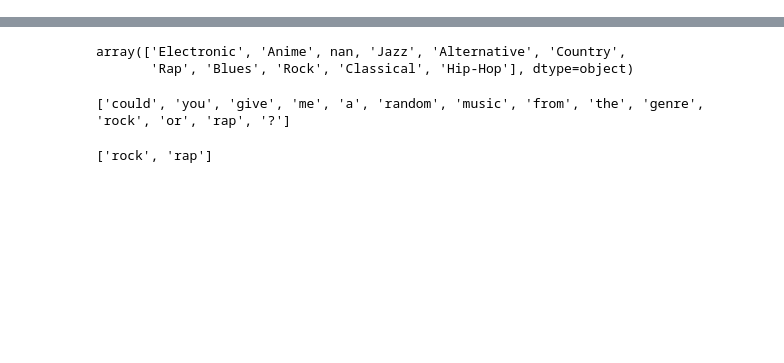
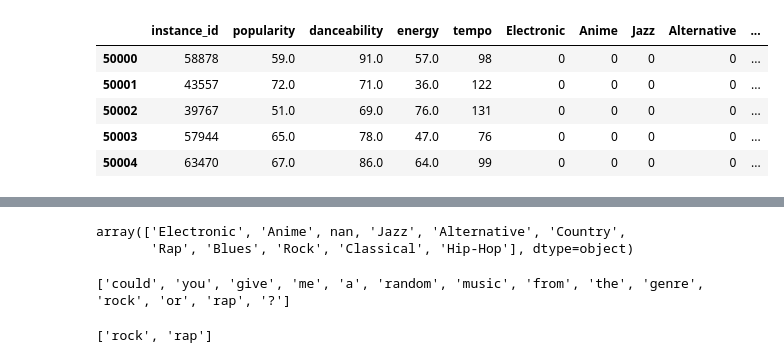
Before and after one commit to BenjaminDemouge/Hitbotx, a Jupyter notebook: tests.ipynb, the cells around one changed output, grey strips where cells are left out. Drawn from its saved outputs; the diff is of its cells as text; code cells hidden in the pictures; blank space fills up the shorter version.

```diff
--- a/tests.ipynb
+++ b/tests.ipynb
@@ -9,0 +92,12 @@ from nltk.stem import WordNetLemmatizer
+# %%
+df = pd.read_csv('music_genre.csv')
+df = clean_up_data(df)
+df = df_clean_up_for_scoring(df)
+df.tail()
+# %% [output]
+|  | instance_id | popularity | danceability | energy | tempo | Electronic | Anime | Jazz | Alternative | ... |
+| 50000 | 58878 | 59.0 | 91.0 | 57.0 | 98 | 0 | 0 | 0 | 0 | ... |
+| 50001 | 43557 | 72.0 | 71.0 | 36.0 | 122 | 0 | 0 | 0 | 0 | ... |
+| 50002 | 39767 | 51.0 | 69.0 | 76.0 | 131 | 0 | 0 | 0 | 0 | ... |
+| 50003 | 57944 | 65.0 | 78.0 | 47.0 | 76 | 0 | 0 | 0 | 0 | ... |
+| 50004 | 63470 | 67.0 | 86.0 | 64.0 | 99 | 0 | 0 | 0 | 0 | ... |
```
Also changed, not shown: parts of 9 cells of this notebook, 5 other files.
